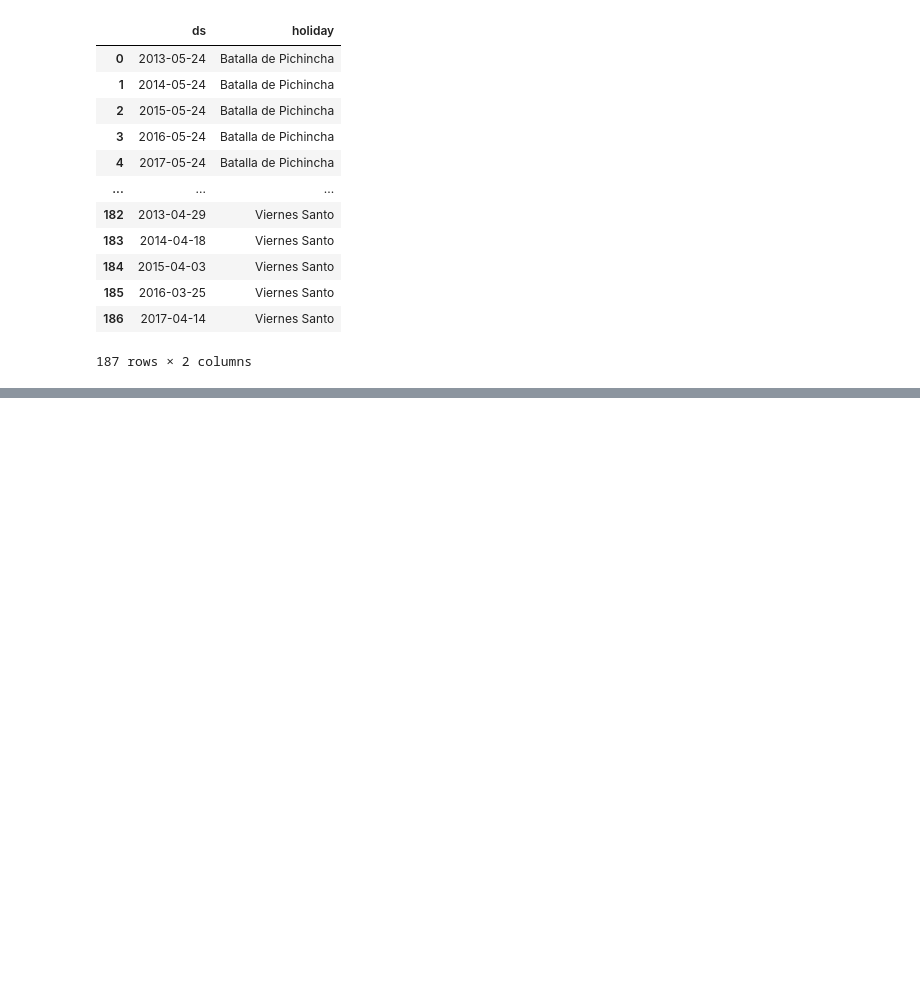
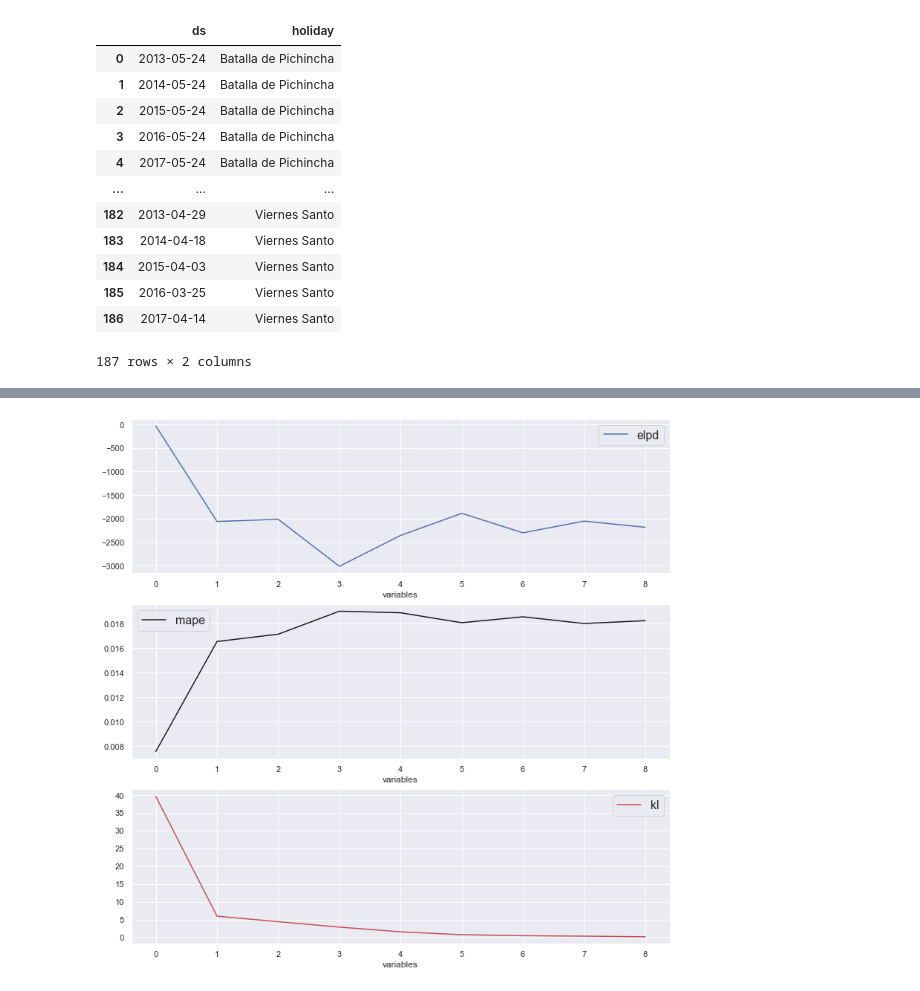
Before and after one commit to Elias-YJ/bsc-thesis, a Jupyter notebook: Projections.ipynb, the cells around one changed output, grey strips where cells are left out. Drawn from its saved outputs; the diff is of its cells as text; code cells hidden in the pictures; blank space fills up the shorter version.

```diff
--- a/Projections.ipynb
+++ b/Projections.ipynb
@@ -327,0 +174,11 @@ for cv in validations:
+# %%
+fig, ax = plt.subplots(3,1, figsize=(13,13))
+ax[0].plot(stat_table['elpd'], label="elpd")
+ax[1].plot(stat_table['mape'], label="mape", c='k')
+ax[2].plot(stat_table['kl'], label="kl", c='r')
+for axis in ax:
+    axis.legend(prop={'size': 16})
+    axis.set_xlabel('variables')
+plt.show()
+# %% [output]
+[figure, added]
```
Also changed, not shown: parts of 20 cells of this notebook, 4 other files.
